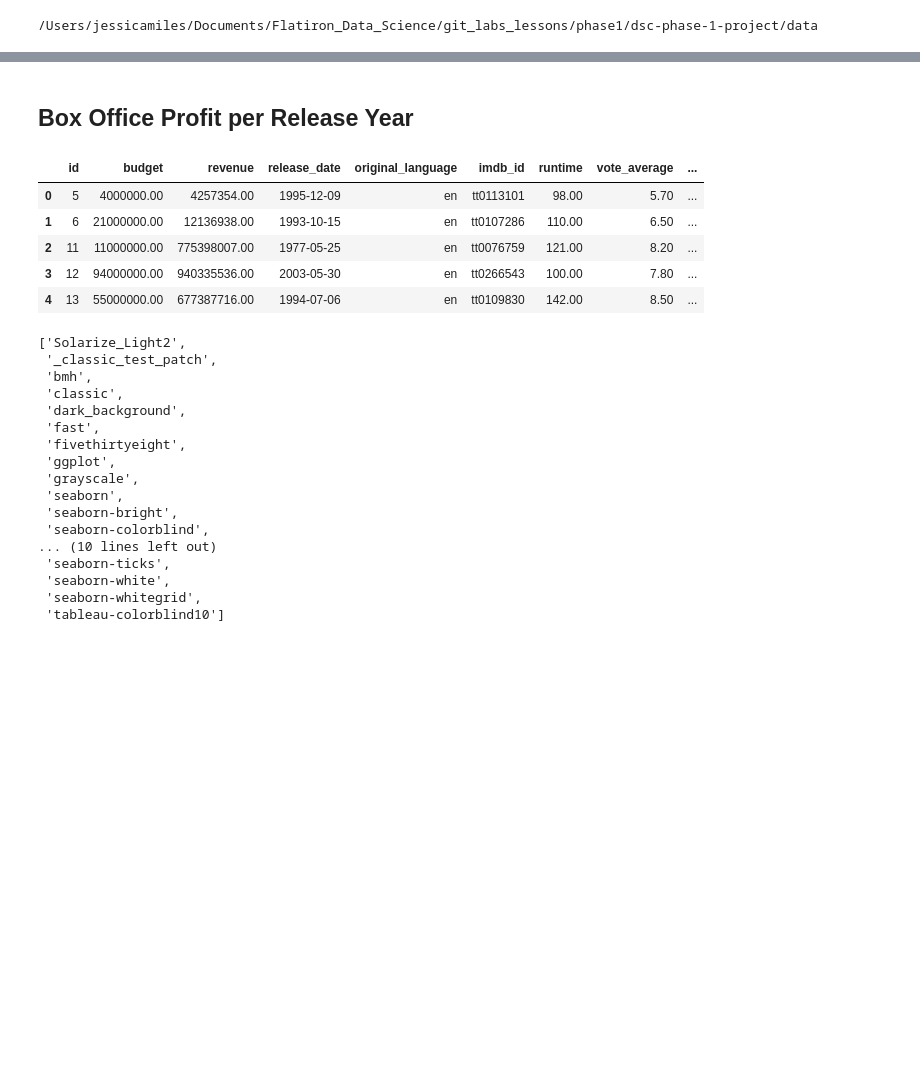
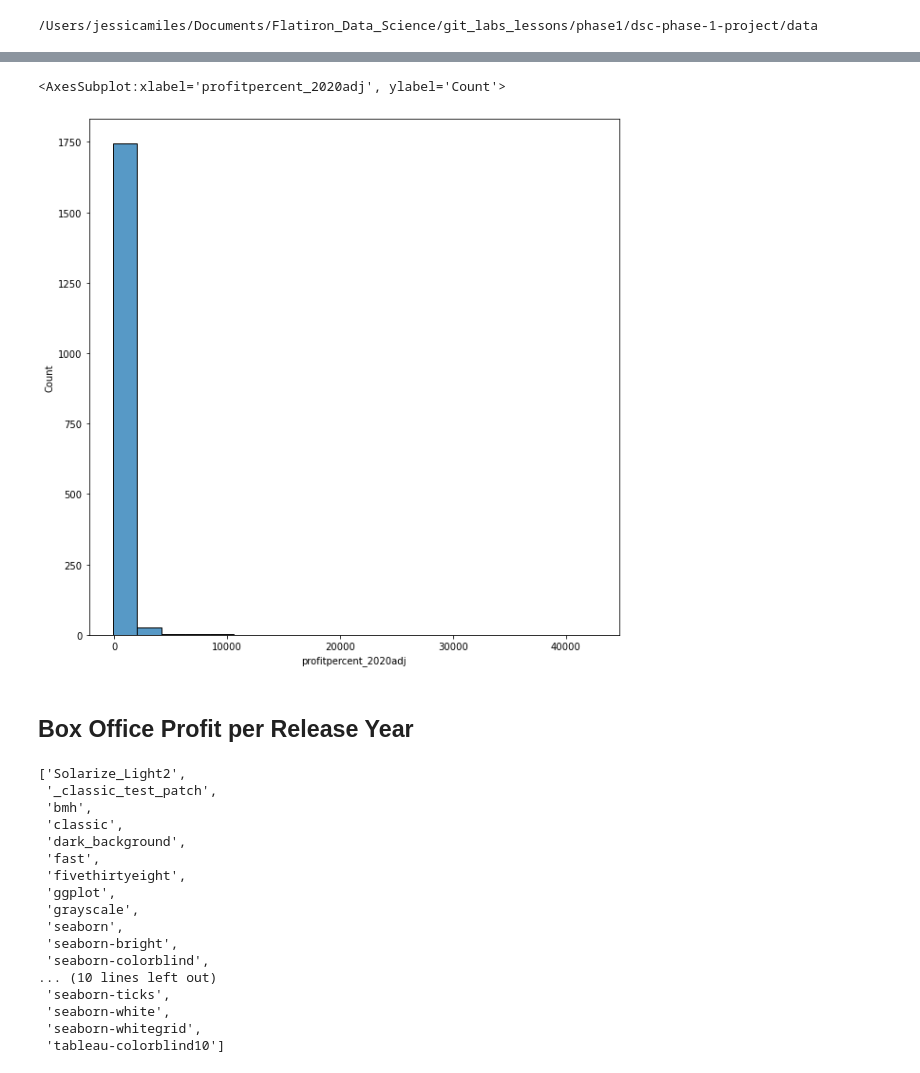
Before and after one commit to thetriggestcove/dsc-phase-1-project, a Jupyter notebook: Analysis.ipynb, the cells around one changed output, grey strips where cells are left out. Saved outputs shown, nothing was run; the diff lists cells and outputs as text; code cells hidden in the pictures; blank space fills up the shorter version.

```diff
--- a/Analysis.ipynb
+++ b/Analysis.ipynb
@@ -143,0 +211,4 @@ df['release_year'] = df['release_year'].astype(int)
+# %%
+# Drop the rows where either budget or revennue is less than 10k
+to_drop = df[df['release_year'] == 2021].index
+df.drop(labels=to_drop, axis=0, inplace=True)
@@ -215,2 +383,8 @@ Going to limit where budget is > 10000
+# %%
+fig, ax = plt.subplots(figsize=(10,10))
+sns.histplot(df['profitpercent_2020adj'], bins=20)
+# %% [output]
+<AxesSubplot:xlabel='profitpercent_2020adj', ylabel='Count'>
+[figure, added]
 # %% [markdown]
 ## Box Office Profit per Release Year
@@ -225,12 +391,3 @@ df_finance = df[(df['budget'] > 10000) & (df['revenue'].isna() == False)
-# %%
-df_finance.head()
-# %% [output]
-|  | id | budget | revenue | release_date | original_language | imdb_id | runtime | vote_average | ... |
-| 0 | 5 | 4000000.00 | 4257354.00 | 1995-12-09 | en | tt0113101 | 98.00 | 5.70 | ... |
-| 1 | 6 | 21000000.00 | 12136938.00 | 1993-10-15 | en | tt0107286 | 110.00 | 6.50 | ... |
-| 2 | 11 | 11000000.00 | 775398007.00 | 1977-05-25 | en | tt0076759 | 121.00 | 8.20 | ... |
-| 3 | 12 | 94000000.00 | 940335536.00 | 2003-05-30 | en | tt0266543 | 100.00 | 7.80 | ... |
-| 4 | 13 | 55000000.00 | 677387716.00 | 1994-07-06 | en | tt0109830 | 142.00 | 8.50 | ... |
 # %%
 plt.style.available
 # %% [output]
```
Also changed, not shown: parts of 102 cells of this notebook, 55 other files.
